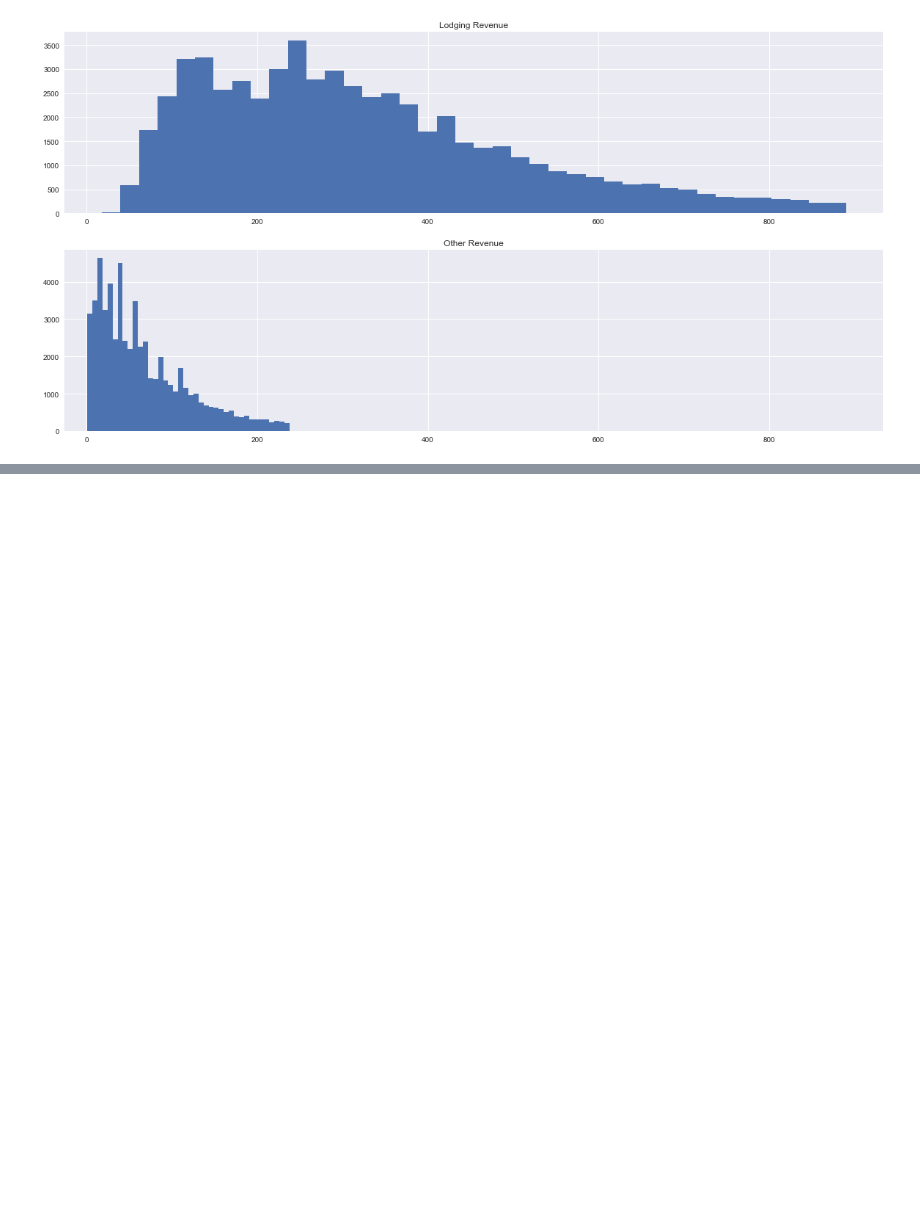
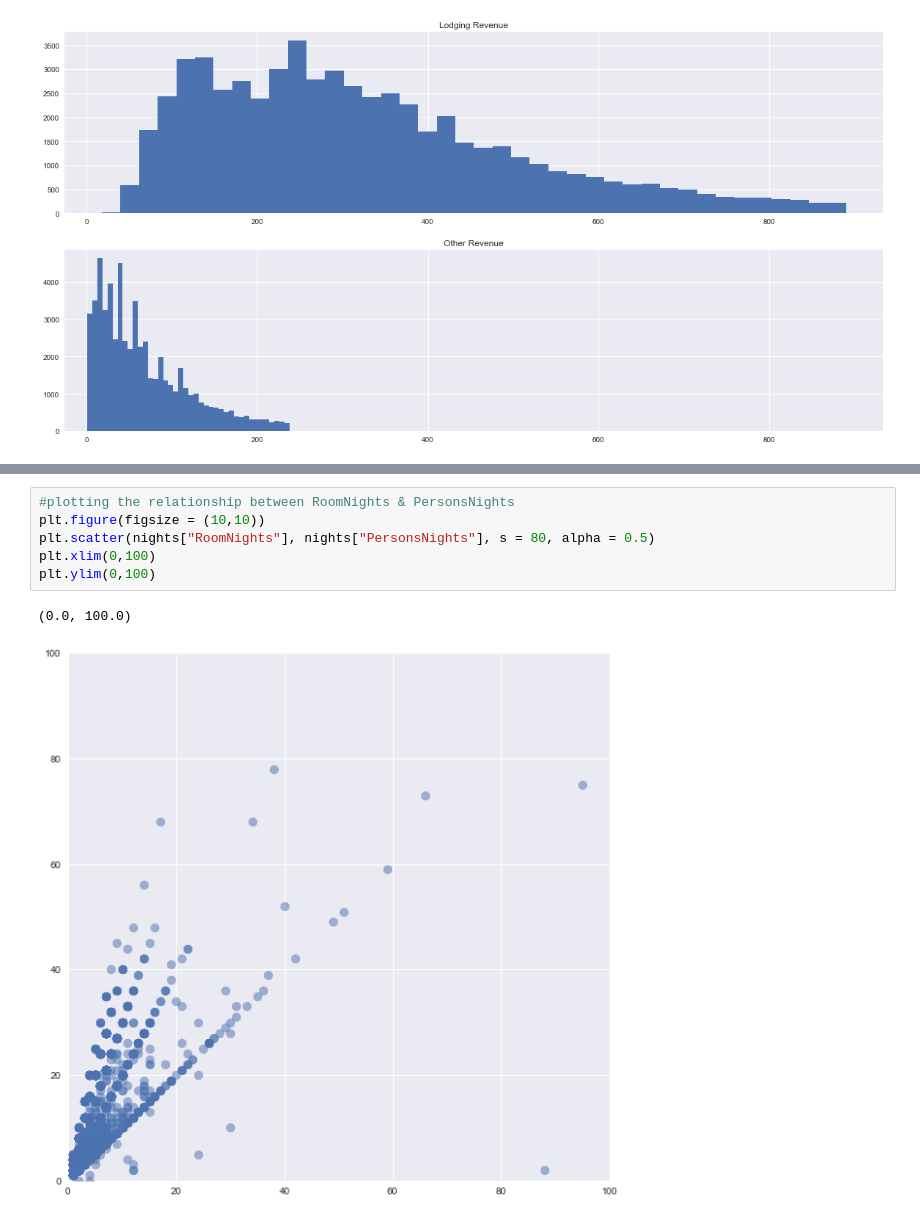
Before and after one commit to evasaunders/PersonalProjects, a Jupyter notebook: 2021_Hotel_EDA/2021_Hotel_EDA.ipynb, the cells around one changed output, grey strips where cells are left out. Drawn from its saved outputs; the diff is of its cells as text; blank space fills up the shorter version.

```diff
--- a/2021_Hotel_EDA/2021_Hotel_EDA.ipynb
+++ b/2021_Hotel_EDA/2021_Hotel_EDA.ipynb
@@ -214,0 +281,9 @@ In terms of the total nights customers have checked in for:
+# %%
+#plotting the relationship between RoomNights & PersonsNights
+plt.figure(figsize = (10,10))
+plt.scatter(nights["RoomNights"], nights["PersonsNights"], s = 80, alpha = 0.5)
+plt.xlim(0,100)
+plt.ylim(0,100)
+# %% [output]
+(0.0, 100.0)
+[figure, added]
```
Also changed, not shown: parts of 40 cells of this notebook.
